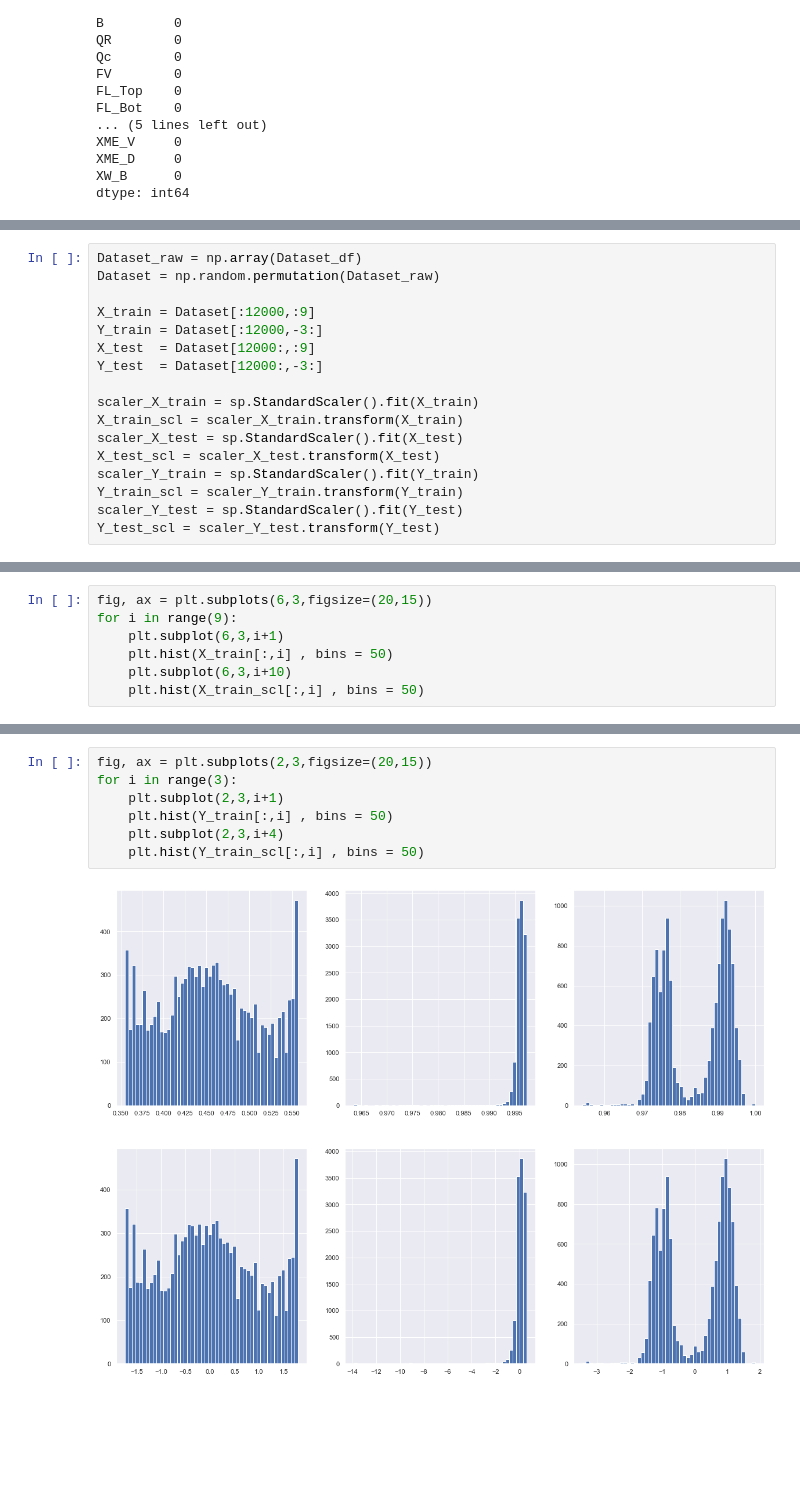
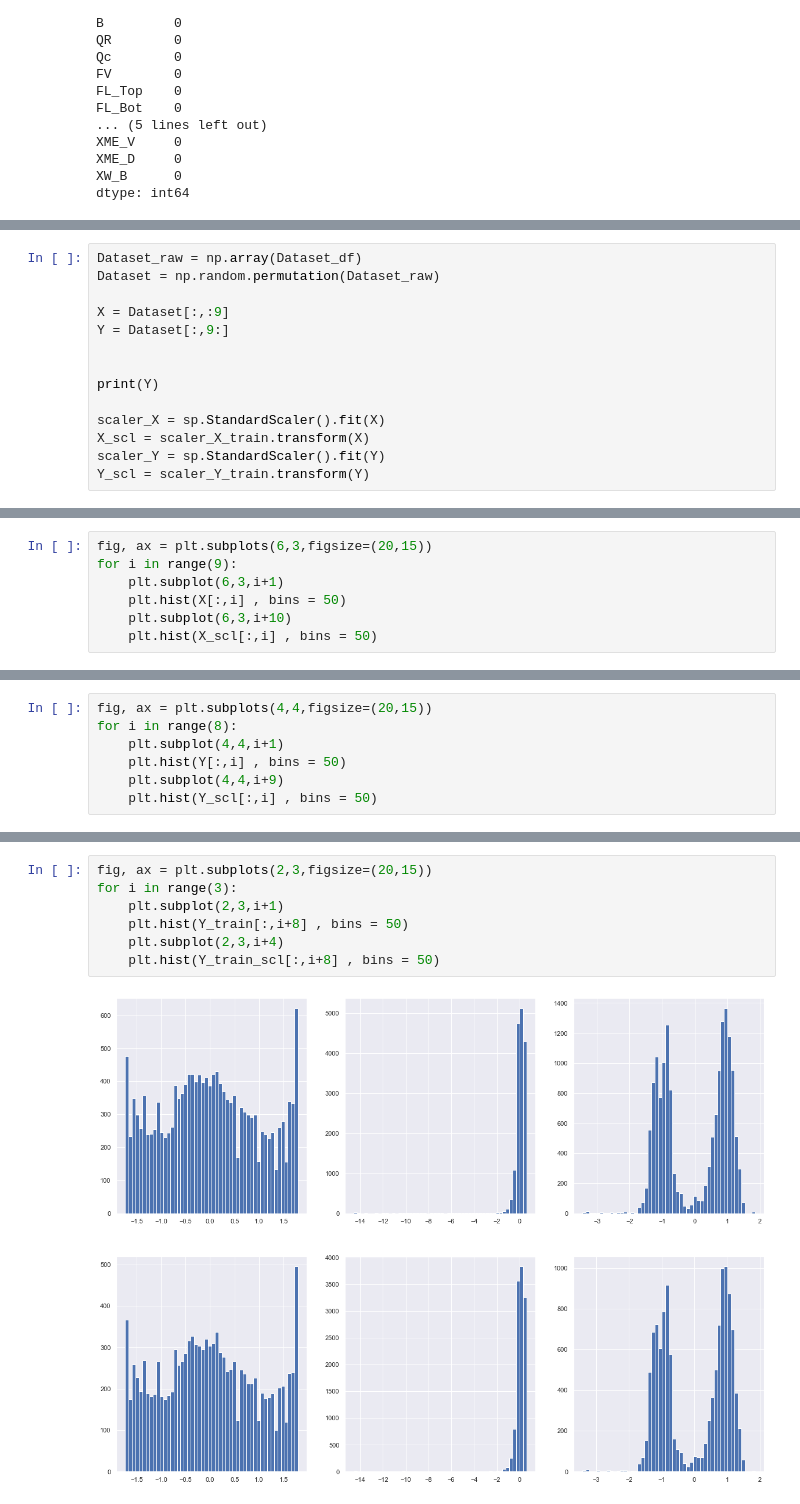
Before and after one commit to PoShawn/Machine-Learning, a Jupyter notebook: Final Project/Final_DataAnalysis.ipynb, the cells around one changed output, grey strips where cells are left out. Drawn from its saved outputs; the diff is of its cells as text; blank space fills up the shorter version.

```diff
--- a/Final Project/Final_DataAnalysis.ipynb
+++ b/Final Project/Final_DataAnalysis.ipynb
@@ -97,16 +97,13 @@ sns.heatmap(Dataset_df.corr().round(2), annot=True, linewidths=0.2, square=True)
 Dataset_raw = np.array(Dataset_df)
 Dataset = np.random.permutation(Dataset_raw)
 
-X_train = Dataset[:12000,:9]
-Y_train = Dataset[:12000,-3:]
-X_test  = Dataset[12000:,:9]
-Y_test  = Dataset[12000:,-3:]
+X = Dataset[:,:9]
+Y = Dataset[:,9:]
 
-scaler_X_train = sp.StandardScaler().fit(X_train)
-X_train_scl = scaler_X_train.transform(X_train)
-scaler_X_test = sp.StandardScaler().fit(X_test)
-X_test_scl = scaler_X_test.transform(X_test)
-scaler_Y_train = sp.StandardScaler().fit(Y_train)
-Y_train_scl = scaler_Y_train.transform(Y_train)
-scaler_Y_test = sp.StandardScaler().fit(Y_test)
-Y_test_scl = scaler_Y_test.transform(Y_test)
+
+print(Y)
+
+scaler_X = sp.StandardScaler().fit(X)
+X_scl = scaler_X_train.transform(X)
+scaler_Y = sp.StandardScaler().fit(Y)
+Y_scl = scaler_Y_train.transform(Y)
@@ -114,7 +125,7 @@ Y_test_scl = scaler_Y_test.transform(Y_test)
 fig, ax = plt.subplots(6,3,figsize=(20,15))
 for i in range(9):
     plt.subplot(6,3,i+1)
-    plt.hist(X_train[:,i] , bins = 50)
+    plt.hist(X[:,i] , bins = 50)
     plt.subplot(6,3,i+10)
-    plt.hist(X_train_scl[:,i] , bins = 50)
+    plt.hist(X_scl[:,i] , bins = 50)
 # %% [output]
@@ -121,0 +133,7 @@ for i in range(9):
+# %%
+fig, ax = plt.subplots(4,4,figsize=(20,15))
+for i in range(8):
+    plt.subplot(4,4,i+1)
+    plt.hist(Y[:,i] , bins = 50)
+    plt.subplot(4,4,i+9)
+    plt.hist(Y_scl[:,i] , bins = 50)
@@ -122,9 +142,9 @@ for i in range(9):
 # %%
 fig, ax = plt.subplots(2,3,figsize=(20,15))
 for i in range(3):
     plt.subplot(2,3,i+1)
-    plt.hist(Y_train[:,i] , bins = 50)
+    plt.hist(Y_train[:,i+8] , bins = 50)
     plt.subplot(2,3,i+4)
-    plt.hist(Y_train_scl[:,i] , bins = 50)
+    plt.hist(Y_train_scl[:,i+8] , bins = 50)
 # %% [output]
-[figure, old version]
+[figure, new version]
```
Also changed, not shown: parts of 4 cells of this notebook, 2 other files.
